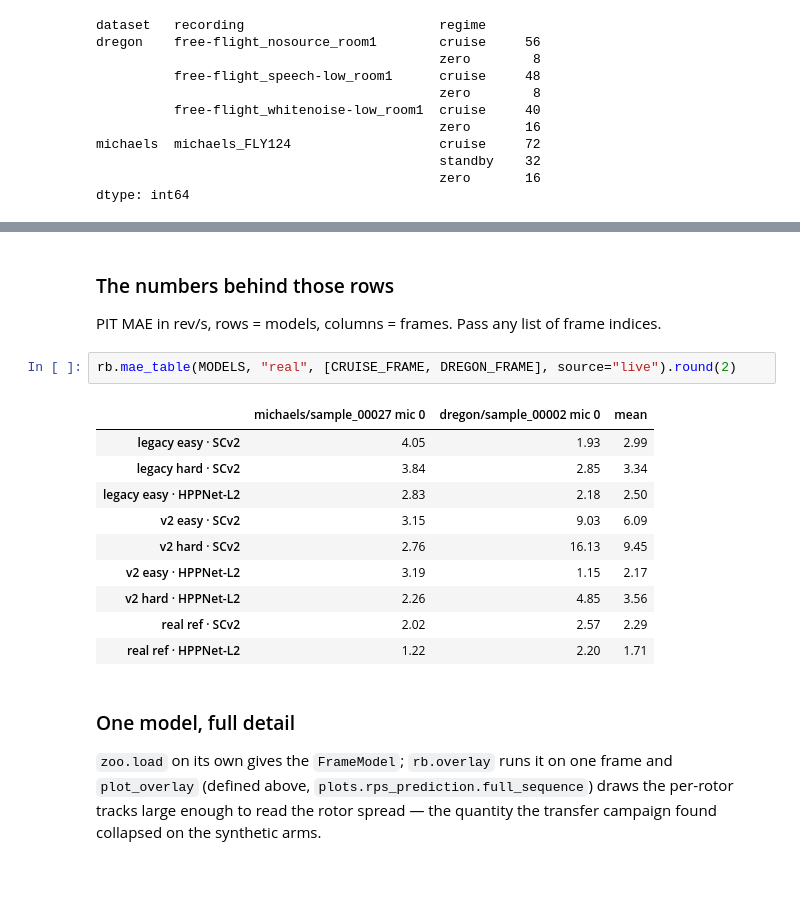
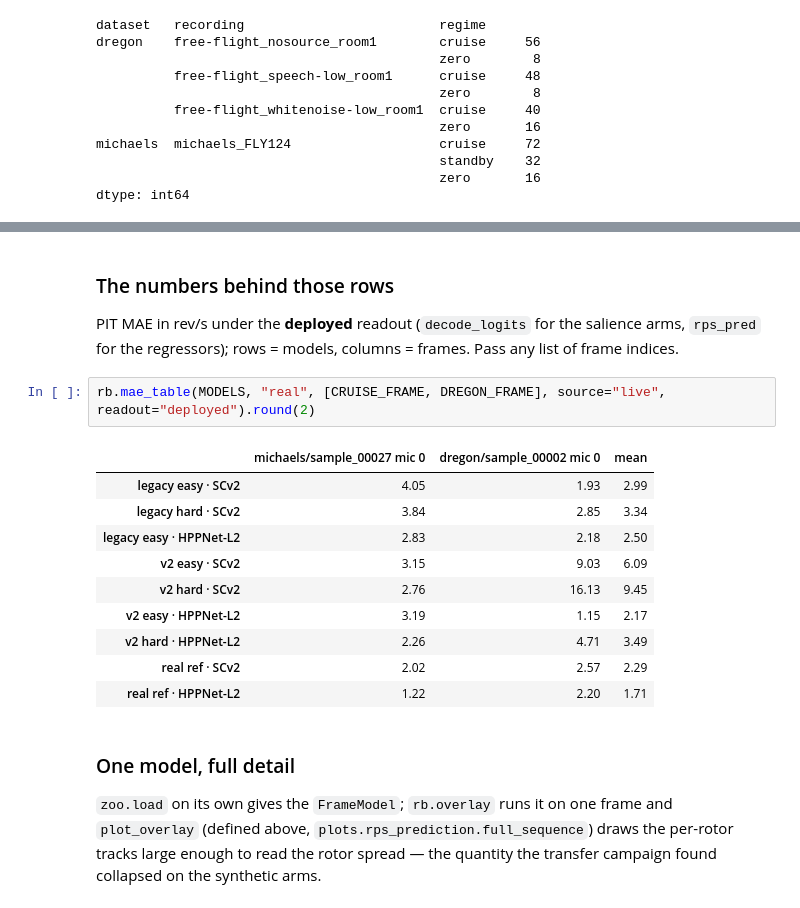
Before and after one commit to flyingleafe/harmonic-noise-suppression, a Jupyter notebook: notebooks/rps_tracking.ipynb, the cells around one changed output, grey strips where cells are left out. Saved outputs shown, nothing was run; the diff lists cells and outputs as text; blank space fills up the shorter version.

```diff
--- a/notebooks/rps_tracking.ipynb
+++ b/notebooks/rps_tracking.ipynb
@@ -148,18 +150,18 @@ rb.show(rb.compare(MODELS, "real", DREGON_FRAME, source="live"), fmax=2000);
 # %% [markdown]
 ### The numbers behind those rows
 
-PIT MAE in rev/s, rows = models, columns = frames. Pass any list of frame indices.
+PIT MAE in rev/s under the **deployed** readout (`decode_logits` for the salience arms, `rps_pred` for the regressors); rows = models, columns = frames. Pass any list of frame indices.
 # %%
-rb.mae_table(MODELS, "real", [CRUISE_FRAME, DREGON_FRAME], source="live").round(2)
+rb.mae_table(MODELS, "real", [CRUISE_FRAME, DREGON_FRAME], source="live", readout="deployed").round(2)
 # %% [output]
 |  | michaels/sample_00027 mic 0 | dregon/sample_00002 mic 0 | mean |
 | legacy easy · SCv2 | 4.05 | 1.93 | 2.99 |
 | legacy hard · SCv2 | 3.84 | 2.85 | 3.34 |
 | legacy easy · HPPNet-L2 | 2.83 | 2.18 | 2.50 |
 | v2 easy · SCv2 | 3.15 | 9.03 | 6.09 |
 | v2 hard · SCv2 | 2.76 | 16.13 | 9.45 |
 | v2 easy · HPPNet-L2 | 3.19 | 1.15 | 2.17 |
-| v2 hard · HPPNet-L2 | 2.26 | 4.85 | 3.56 |
+| v2 hard · HPPNet-L2 | 2.26 | 4.71 | 3.49 |
 | real ref · SCv2 | 2.02 | 2.57 | 2.29 |
 | real ref · HPPNet-L2 | 1.22 | 2.20 | 1.71 |
 # %% [markdown]
```
Also changed, not shown: parts of 5 cells of this notebook, 1 other file.
